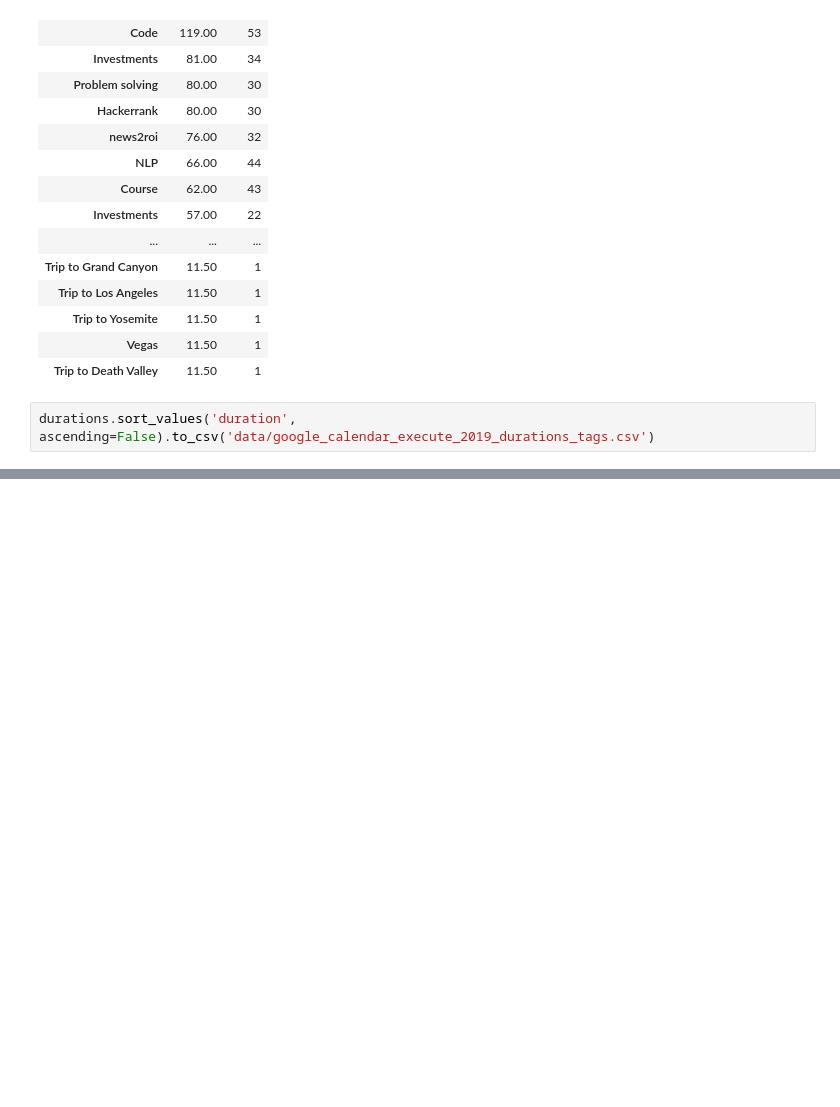
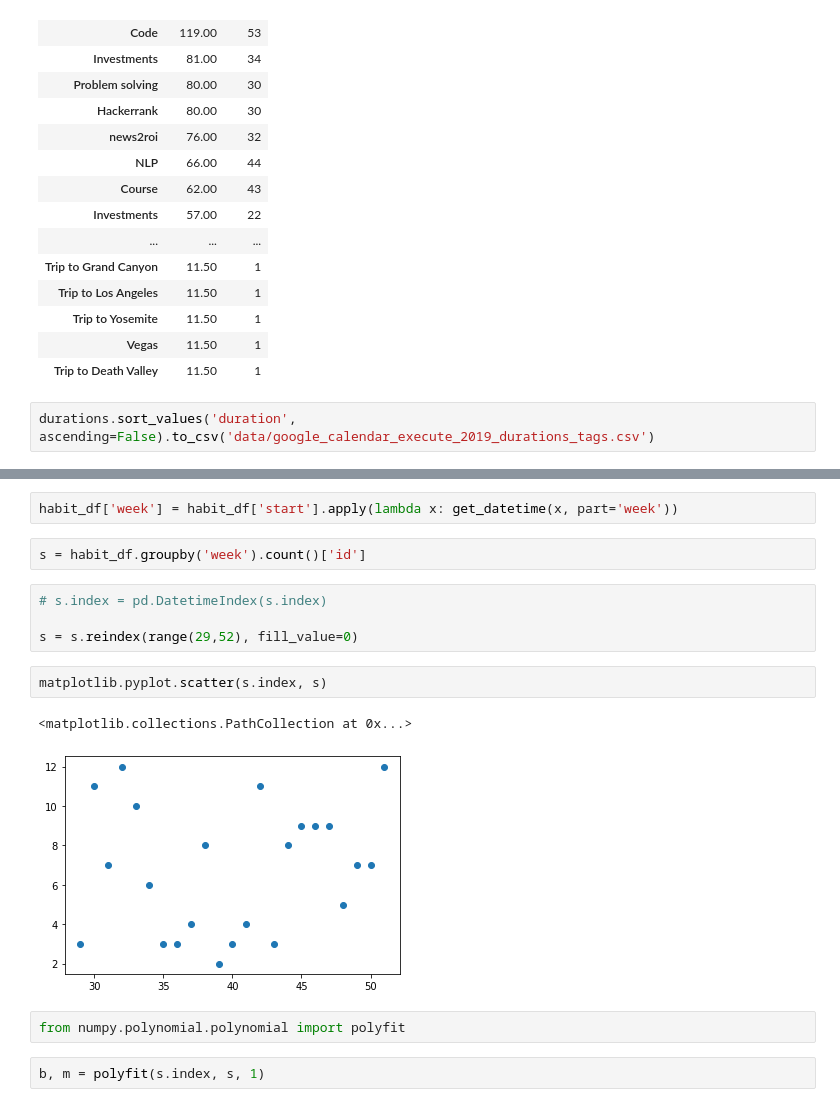
Before and after one commit to jvalansi/notebooks, a Jupyter notebook: calendar_analysis.ipynb, the cells around one changed output, grey strips where cells are left out. Saved outputs shown, nothing was run; the diff lists cells and outputs as text; blank space fills up the shorter version.

```diff
--- a/calendar_analysis.ipynb
+++ b/calendar_analysis.ipynb
@@ -493,0 +579,17 @@ durations.sort_values('duration', ascending=False).to_csv('data/google_calendar_
+# %%
+habit_df['week'] = habit_df['start'].apply(lambda x: get_datetime(x, part='week'))
+# %%
+s = habit_df.groupby('week').count()['id']
+# %%
+# s.index = pd.DatetimeIndex(s.index)
+
+s = s.reindex(range(29,52), fill_value=0)
+# %%
+matplotlib.pyplot.scatter(s.index, s)
+# %% [output]
+<matplotlib.collections.PathCollection at 0x...>
+[figure, added]
+# %%
+from numpy.polynomial.polynomial import polyfit
+# %%
+b, m = polyfit(s.index, s, 1)
```
Also changed, not shown: parts of 44 cells of this notebook, 2 other files.
